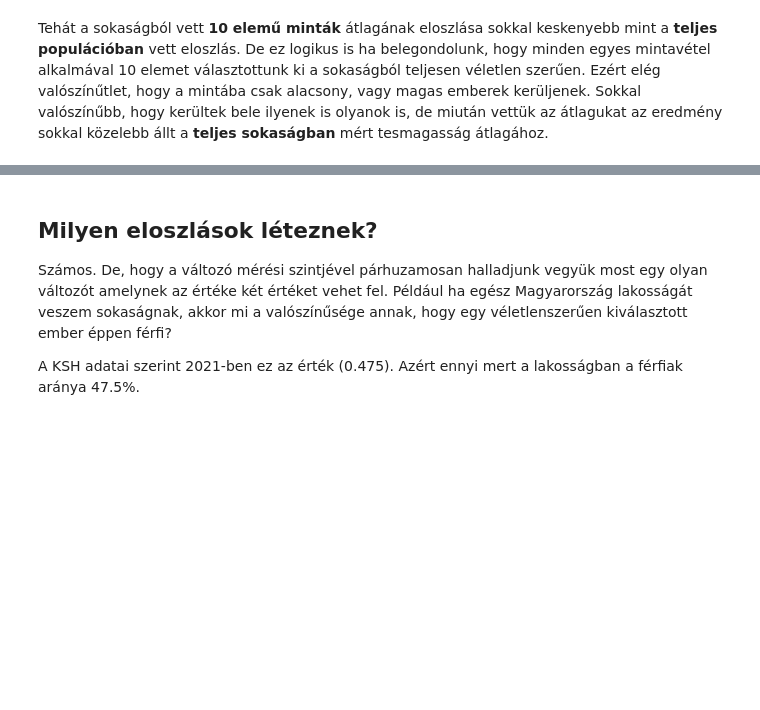
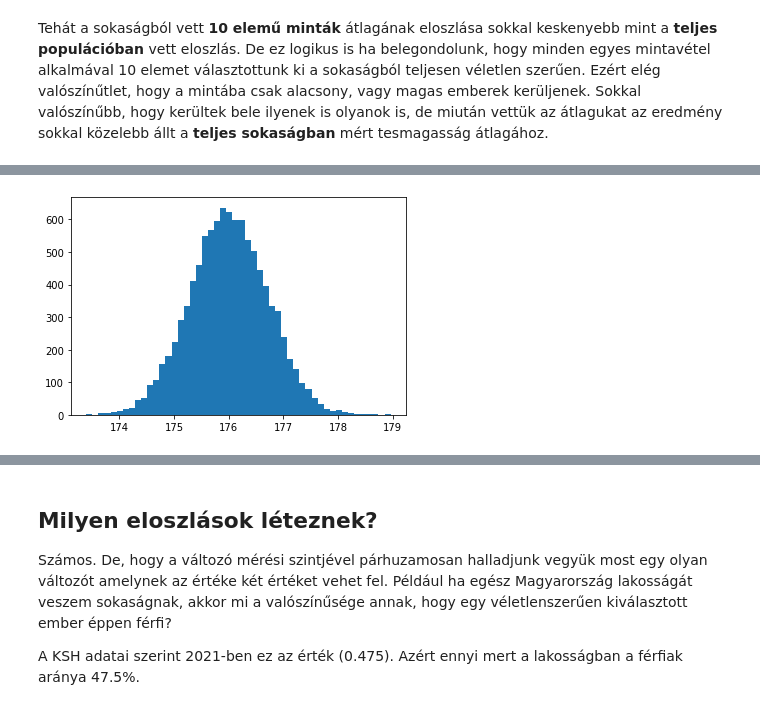
Before and after one commit to JoDeMiro/Statistics, a Jupyter notebook: Python_Statistics_01.ipynb, the cells around one changed output, grey strips where cells are left out. Cells and saved outputs as stored; diff of their text form; code cells hidden in the pictures; blank space fills up the shorter version.

```diff
--- a/Python_Statistics_01.ipynb
+++ b/Python_Statistics_01.ipynb
@@ -1224,0 +1814,35 @@ Tehát a sokaságból vett **10 elemű minták** átlagának eloszlása sokkal k
+# %%
+np.random.seed(1)
+
+population = np.random.normal(loc = 176, scale = 10, size = 9700000)
+
+def take_samples(sample_size):
+
+  samples_mean = np.arange(0, 20, 1, dtype='float64')
+
+  counter = 0
+  for i in samples_mean:
+    sample = 0.0
+    for j in range(sample_size):
+      rnd = np.random.randint(0, 9700000)
+      sample = sample +  population[rnd]
+    s_mean = (sample / sample_size)
+    samples_mean[counter] = s_mean
+    counter += 1
+
+  s_mean = samples_mean.mean()
+
+  return s_mean
+# %%
+tests = 10000
+
+samples_average = np.arange(0, tests, 1, dtype = np.float64)
+
+for i in range(tests):
+  mean = take_samples(sample_size = 10)
+  samples_average[i] = mean
+# %%
+plt.hist(samples_average, bins = 50)
+plt.show()
+# %% [output]
+[figure, added]
```
Also changed, not shown: parts of 64 cells of this notebook.
